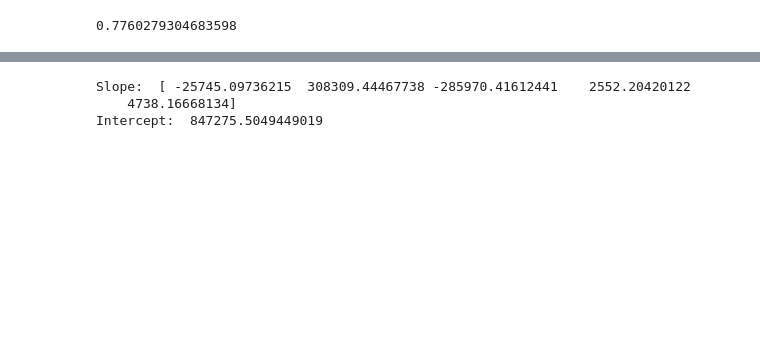
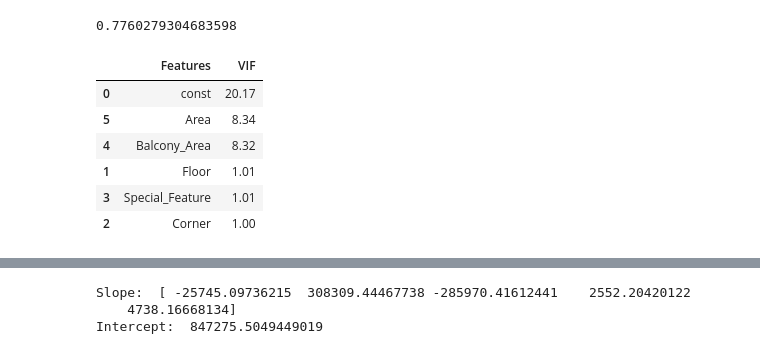
Before and after one commit to sharithomas/ML-AI, a Jupyter notebook: Data_preprocessing.ipynb, the cells around one changed output, grey strips where cells are left out. Cells and saved outputs as stored; diff of their text form; code cells hidden in the pictures; blank space fills up the shorter version.

```diff
--- a/Data_preprocessing.ipynb
+++ b/Data_preprocessing.ipynb
@@ -718,3 +724,20 @@ r2=r2_score(y_test,y_pred_lm)
 r2
 # %% [output]
 0.7760279304683598
+# %%
+from statsmodels.stats.outliers_influence import variance_inflation_factor
+# . Calculating VIF to detect multicollinearity
+vif = pd.DataFrame()
+vif['Features'] = X_train_lm.columns
+vif['VIF'] = [variance_inflation_factor(X_train_lm.values, i) for i in range(X_train_lm.shape[1])]
+vif['VIF'] = round(vif['VIF'], 2)
+vif = vif.sort_values(by = "VIF", ascending = False)
+vif
+# %% [output]
+|  | Features | VIF |
+| 0 | const | 20.17 |
+| 5 | Area | 8.34 |
+| 4 | Balcony_Area | 8.32 |
+| 1 | Floor | 1.01 |
+| 3 | Special_Feature | 1.01 |
+| 2 | Corner | 1.00 |
```
Also changed, not shown: parts of 27 cells of this notebook.
